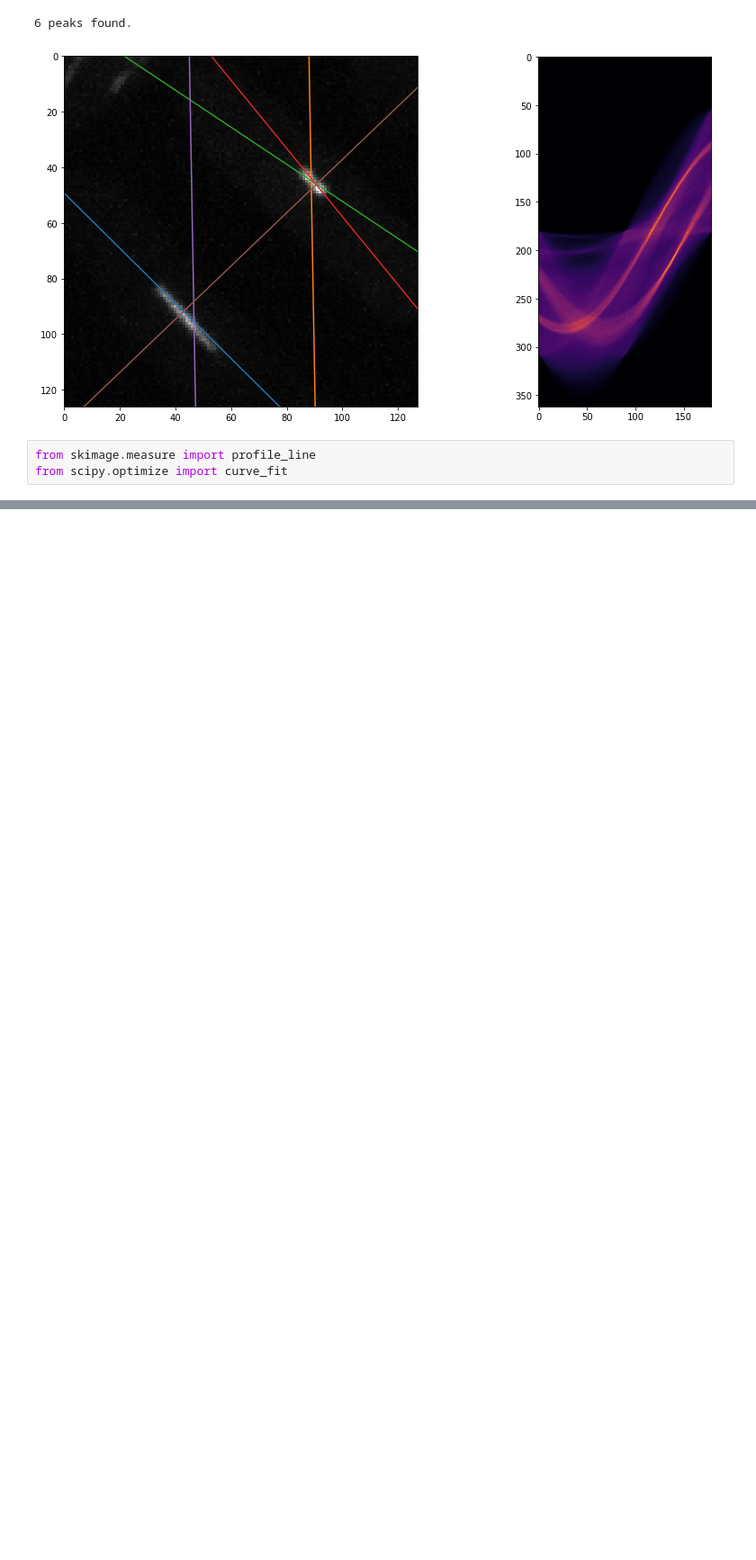
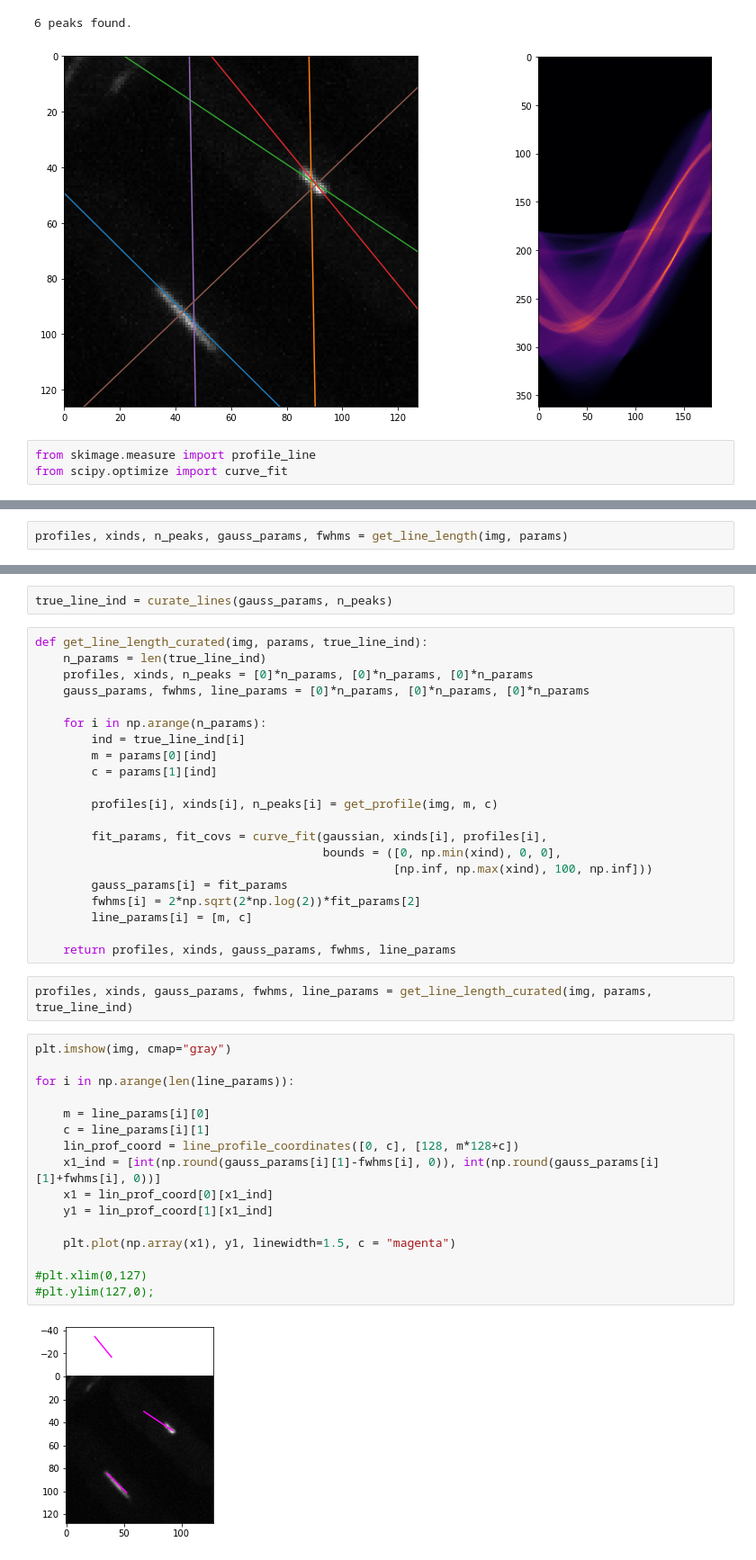
Before and after one commit to CulleyLab/fitting_lines, a Jupyter notebook: Hough_transform/curating_lines.ipynb, the cells around one changed output, grey strips where cells are left out. Shown at 90% size. Cells and saved outputs as stored; diff of their text form; blank space fills up the shorter version.

```diff
--- a/Hough_transform/curating_lines.ipynb
+++ b/Hough_transform/curating_lines.ipynb
@@ -257,0 +312,2 @@ plt.ylim(127,0);
+# %%
+profiles, xinds, n_peaks, gauss_params, fwhms = get_line_length(img, params)
@@ -257,0 +320,43 @@ plt.ylim(127,0);
+# %%
+true_line_ind = curate_lines(gauss_params, n_peaks)
+# %%
+def get_line_length_curated(img, params, true_line_ind):
+    n_params = len(true_line_ind)
+    profiles, xinds, n_peaks = [0]*n_params, [0]*n_params, [0]*n_params
+    gauss_params, fwhms, line_params = [0]*n_params, [0]*n_params, [0]*n_params
+
+    for i in np.arange(n_params):
+        ind = true_line_ind[i]
+        m = params[0][ind]
+        c = params[1][ind]
+
+        profiles[i], xinds[i], n_peaks[i] = get_profile(img, m, c)
+
+        fit_params, fit_covs = curve_fit(gaussian, xinds[i], profiles[i],
+                                         bounds = ([0, np.min(xind), 0, 0],
+                                                   [np.inf, np.max(xind), 100, np.inf]))
+        gauss_params[i] = fit_params
+        fwhms[i] = 2*np.sqrt(2*np.log(2))*fit_params[2]
+        line_params[i] = [m, c]
+
+    return profiles, xinds, gauss_params, fwhms, line_params
+# %%
+profiles, xinds, gauss_params, fwhms, line_params = get_line_length_curated(img, params, true_line_ind)
+# %%
+plt.imshow(img, cmap="gray")
+
+for i in np.arange(len(line_params)):
+
+    m = line_params[i][0]
+    c = line_params[i][1]
+    lin_prof_coord = line_profile_coordinates([0, c], [128, m*128+c])
+    x1_ind = [int(np.round(gauss_params[i][1]-fwhms[i], 0)), int(np.round(gauss_params[i][1]+fwhms[i], 0))]
+    x1 = lin_prof_coord[0][x1_ind]
+    y1 = lin_prof_coord[1][x1_ind]
+
+    plt.plot(np.array(x1), y1, linewidth=1.5, c = "magenta")
+
+#plt.xlim(0,127)
+#plt.ylim(127,0);
+# %% [output]
+[figure, added]
```
Also changed, not shown: parts of 22 cells of this notebook.
